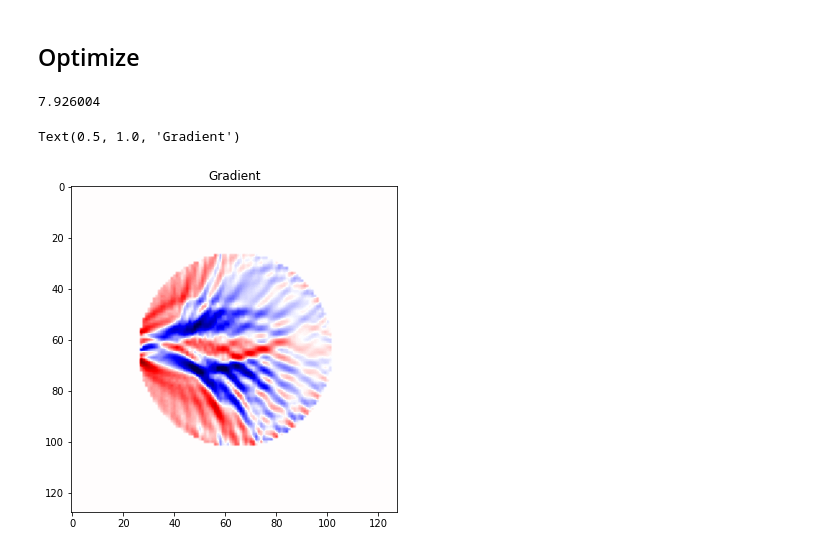
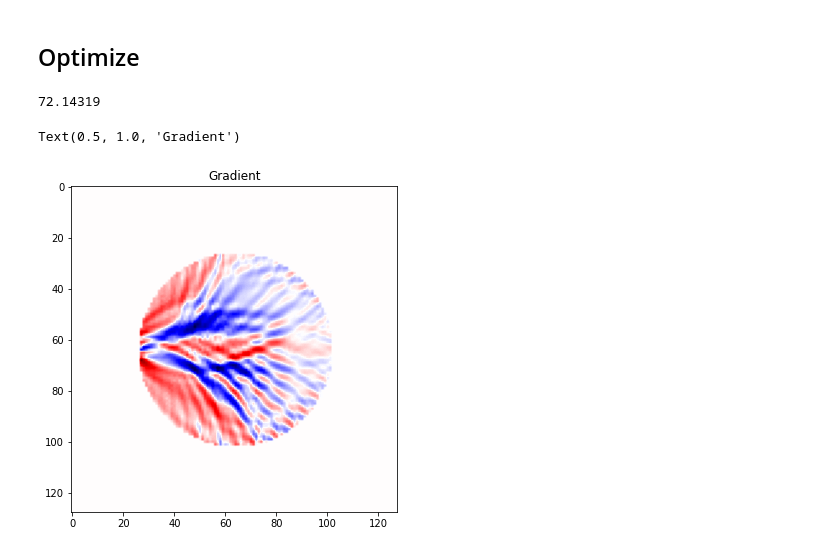
Before and after one commit to ucl-bug/jwave, a Jupyter notebook: docs/examples/FWI.ipynb, the cells around one changed output. Cells and saved outputs as stored; diff of their text form; code cells hidden in the pictures.

```diff
--- a/docs/examples/FWI.ipynb
+++ b/docs/examples/FWI.ipynb
@@ -86,12 +86,12 @@ import jax
 src_signal = jnp.stack([signal])
 
 @jax.jit
-def single_source_simulation(speed_of_sound,source_num):
+def single_source_simulation(speed_of_sound, source_num):
     # Setting source
     x = jax.lax.dynamic_slice(source_positions[0], (source_num,), (1,))
     y = jax.lax.dynamic_slice(source_positions[1], (source_num,), (1,))
     sources = Sources((x,y), src_signal)
-    medium = Medium(
+    new_medium = Medium(
         sound_speed=speed_of_sound,
         density=1.0,
         attenuation=0.0,
@@ -99,7 +99,7 @@ def single_source_simulation(speed_of_sound,source_num):
     )
 
     # Run simulations
-    fields = simulate_wave_propagation(grid, medium, time_array, sources, sensors,
+    fields = simulate_wave_propagation(grid, new_medium, time_array, sources, sensors,
                                   output_t_axis = output_time_array, backprop=True)
 
     # Return pressure
@@ -185,14 +182,14 @@ from jax.experimental import optimizers
 loss, gradient = loss_with_grad(params, 24)
 print(loss)
 # %% [output]
-7.926004
+72.14319
 # %%
 plt.figure(figsize=(8,6))
-plt.imshow(gradient, cmap="seismic", vmin=-.02, vmax=.02)
+plt.imshow(gradient, cmap="seismic", vmin=-.2, vmax=.2)
 plt.title("Gradient")
 # %% [output]
 Text(0.5, 1.0, 'Gradient')
-[figure, old version]
+[figure, new version]
 # %%
 losshistory = []
 reconstructions = []
```
Also changed, not shown: parts of 5 cells of this notebook, 2 other files.
